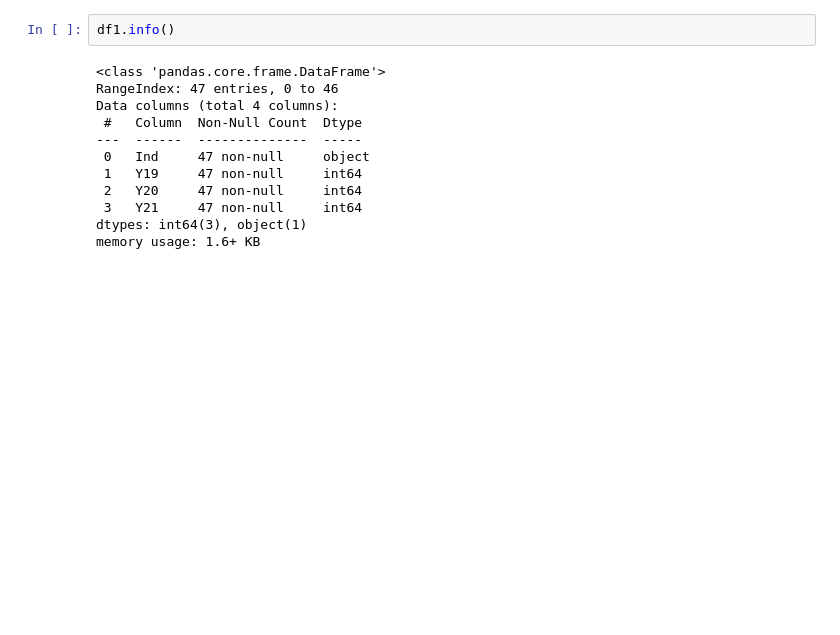
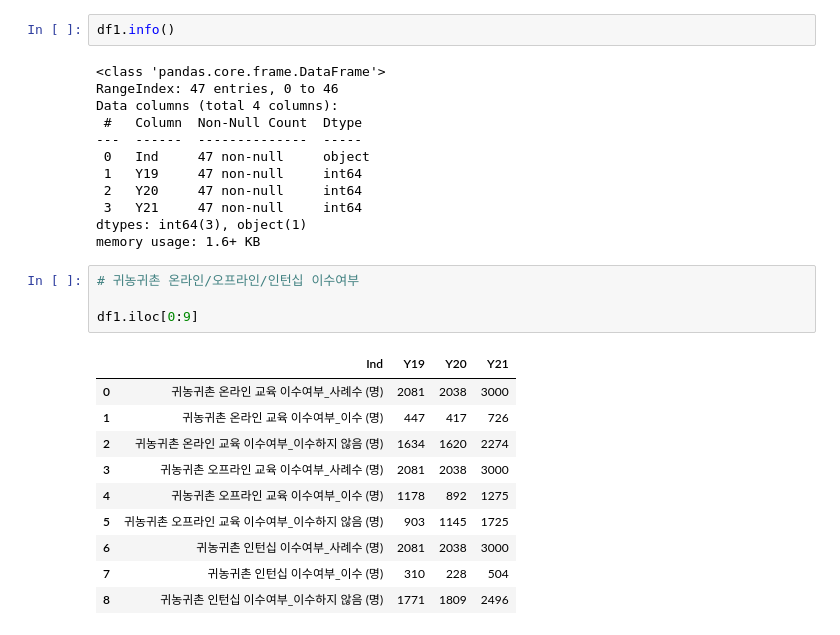
Before and after one commit to limyerin/contest, a Jupyter notebook: data_tidy.ipynb, the cells around one changed output. Drawn from its saved outputs; the diff is of its cells as text; blank space fills up the shorter version.

```diff
--- a/data_tidy.ipynb
+++ b/data_tidy.ipynb
@@ -321,3 +239,18 @@ Data columns (total 4 columns):
  3   Y21     47 non-null     int64
 dtypes: int64(3), object(1)
 memory usage: 1.6+ KB
+# %%
+# 귀농귀촌 온라인/오프라인/인턴십 이수여부
+
+df1.iloc[0:9]
+# %% [output]
+|  | Ind | Y19 | Y20 | Y21 |
+| 0 | 귀농귀촌 온라인 교육 이수여부_사례수 (명) | 2081 | 2038 | 3000 |
+| 1 | 귀농귀촌 온라인 교육 이수여부_이수 (명) | 447 | 417 | 726 |
+| 2 | 귀농귀촌 온라인 교육 이수여부_이수하지 않음 (명) | 1634 | 1620 | 2274 |
+| 3 | 귀농귀촌 오프라인 교육 이수여부_사례수 (명) | 2081 | 2038 | 3000 |
+| 4 | 귀농귀촌 오프라인 교육 이수여부_이수 (명) | 1178 | 892 | 1275 |
+| 5 | 귀농귀촌 오프라인 교육 이수여부_이수하지 않음 (명) | 903 | 1145 | 1725 |
+| 6 | 귀농귀촌 인턴십 이수여부_사례수 (명) | 2081 | 2038 | 3000 |
+| 7 | 귀농귀촌 인턴십 이수여부_이수 (명) | 310 | 228 | 504 |
+| 8 | 귀농귀촌 인턴십 이수여부_이수하지 않음 (명) | 1771 | 1809 | 2496 |
```
Also changed, not shown: parts of 14 cells of this notebook.
